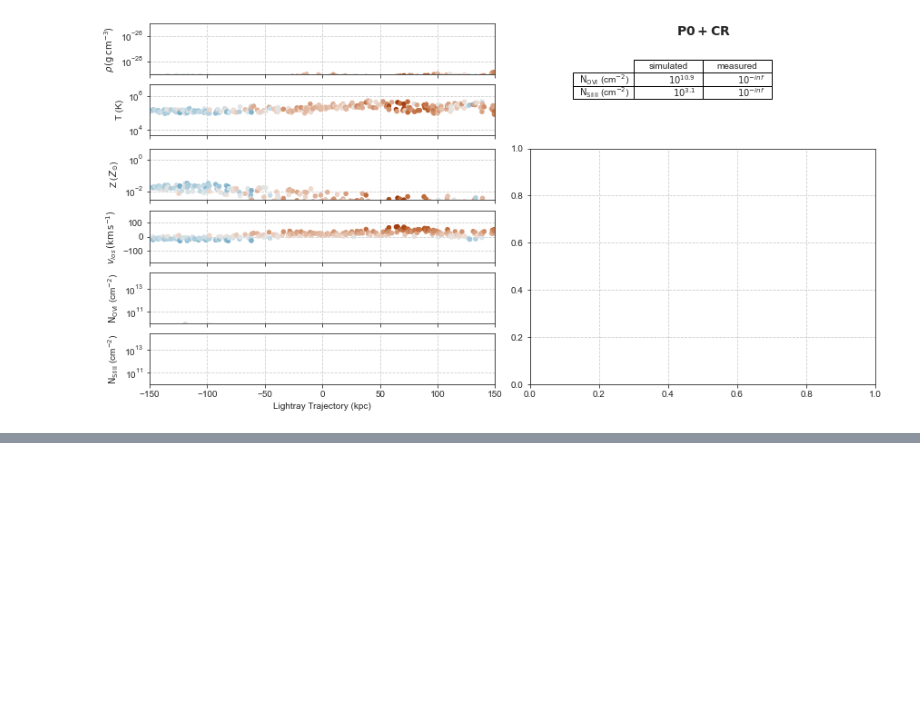
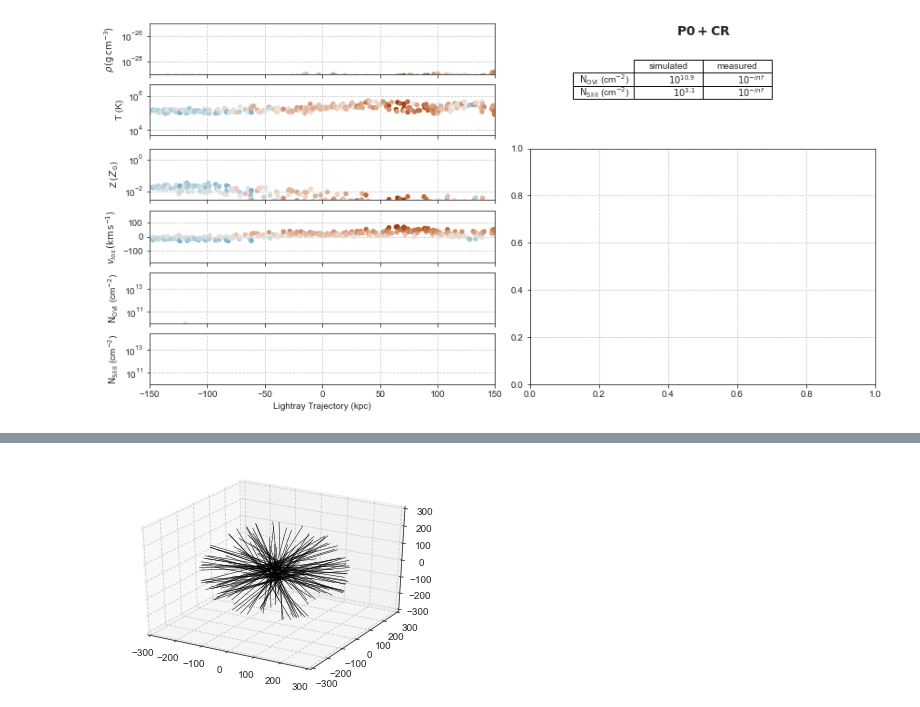
Before and after one commit to ibutsky/synthetic_spectra, a Jupyter notebook: scripts/plotting/paper_plots.ipynb, the cells around one changed output, grey strips where cells are left out. Saved outputs shown, nothing was run; the diff lists cells and outputs as text; code cells hidden in the pictures; blank space fills up the shorter version.

```diff
--- a/scripts/plotting/paper_plots.ipynb
+++ b/scripts/plotting/paper_plots.ipynb
@@ -605,3 +637,23 @@ NameError: name 'data' is not defined
+# %%
+fig = plt.figure()
+ax = plt.axes(projection='3d')
+radius = 300
+ax.set_xlim(-radius, radius)
+ax.set_ylim(-radius, radius)
+ax.set_zlim(-radius, radius)
+
+for ray_id in range(100):
+
+    xline = [xi[ray_id], xf[ray_id]]
+    yline = [yi[ray_id], yf[ray_id]]
+    zline = [zi[ray_id], zf[ray_id]]
+    #impact = np.linalg.norm(ray_center)
+    #print(impact_list[ray_id], impact)
+    ax.plot(xline, yline, zline, color = 'black', linewidth = 0.5)
+  #  ax.plot([yi[ray_id], yf[ray_id]], [zi[ray_id], zf[ray_id]], linewidth = 0.5,
+  #          linestyle = 'dashed', color = 'black', alpha = 0.6)
+# %% [output]
+[figure, added]
 # %%
 # next steps: calculate where along the sightline the OVI is > tahn some percent of it's final column density.
 #consider this where the absorption happened
```
Also changed, not shown: parts of 21 cells of this notebook, 6 other files.
